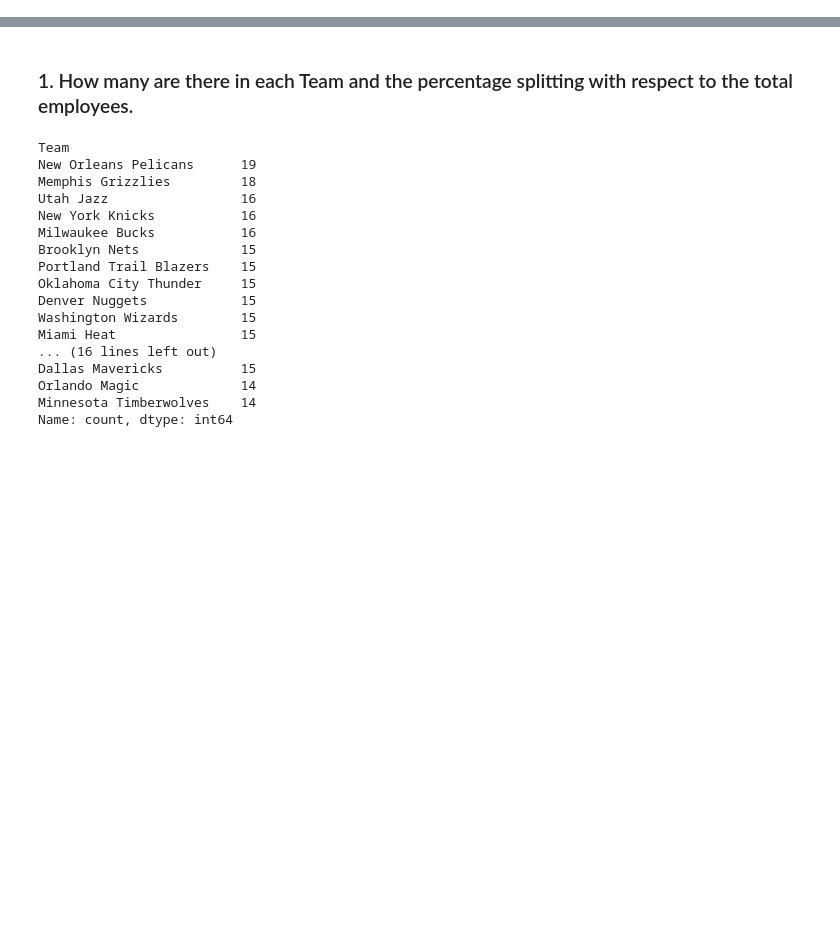
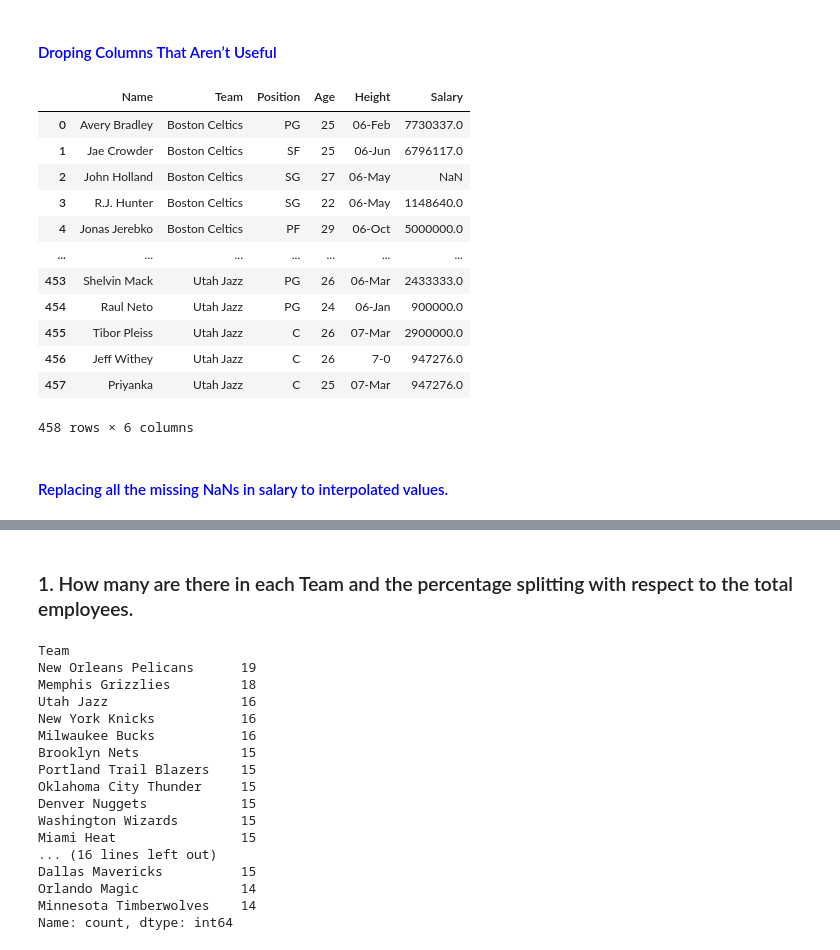
Before and after one commit to AthiraBa/jupyter_end_project., a Jupyter notebook: Module end project..ipynb, the cells around one changed output, grey strips where cells are left out. Drawn from its saved outputs; the diff is of its cells as text; code cells hidden in the pictures; blank space fills up the shorter version.

```diff
--- a/Module end project..ipynb
+++ b/Module end project..ipynb
@@ -33,0 +47,22 @@ dataset
+# %% [markdown]
+#### <font color='blue'> Droping Columns That Aren’t Useful
+# %%
+columns=['Number','College','Weight']
+dataset=dataset.drop(columns,axis=1)
+dataset
+# %% [output]
+|  | Name | Team | Position | Age | Height | Salary |
+| 0 | Avery Bradley | Boston Celtics | PG | 25 | 06-Feb | 7730337.0 |
+| 1 | Jae Crowder | Boston Celtics | SF | 25 | 06-Jun | 6796117.0 |
+| 2 | John Holland | Boston Celtics | SG | 27 | 06-May | NaN |
+| 3 | R.J. Hunter | Boston Celtics | SG | 22 | 06-May | 1148640.0 |
+| 4 | Jonas Jerebko | Boston Celtics | PF | 29 | 06-Oct | 5000000.0 |
+| ... | ... | ... | ... | ... | ... | ... |
+| 453 | Shelvin Mack | Utah Jazz | PG | 26 | 06-Mar | 2433333.0 |
+| 454 | Raul Neto | Utah Jazz | PG | 24 | 06-Jan | 900000.0 |
+| 455 | Tibor Pleiss | Utah Jazz | C | 26 | 07-Mar | 2900000.0 |
+| 456 | Jeff Withey | Utah Jazz | C | 26 | 7-0 | 947276.0 |
+| 457 | Priyanka | Utah Jazz | C | 25 | 07-Mar | 947276.0 |
+458 rows × 6 columns
+# %% [markdown]
+#### <font color='blue'>  Replacing all the missing NaNs in salary to interpolated values.
```
Also changed, not shown: parts of 22 cells of this notebook.
